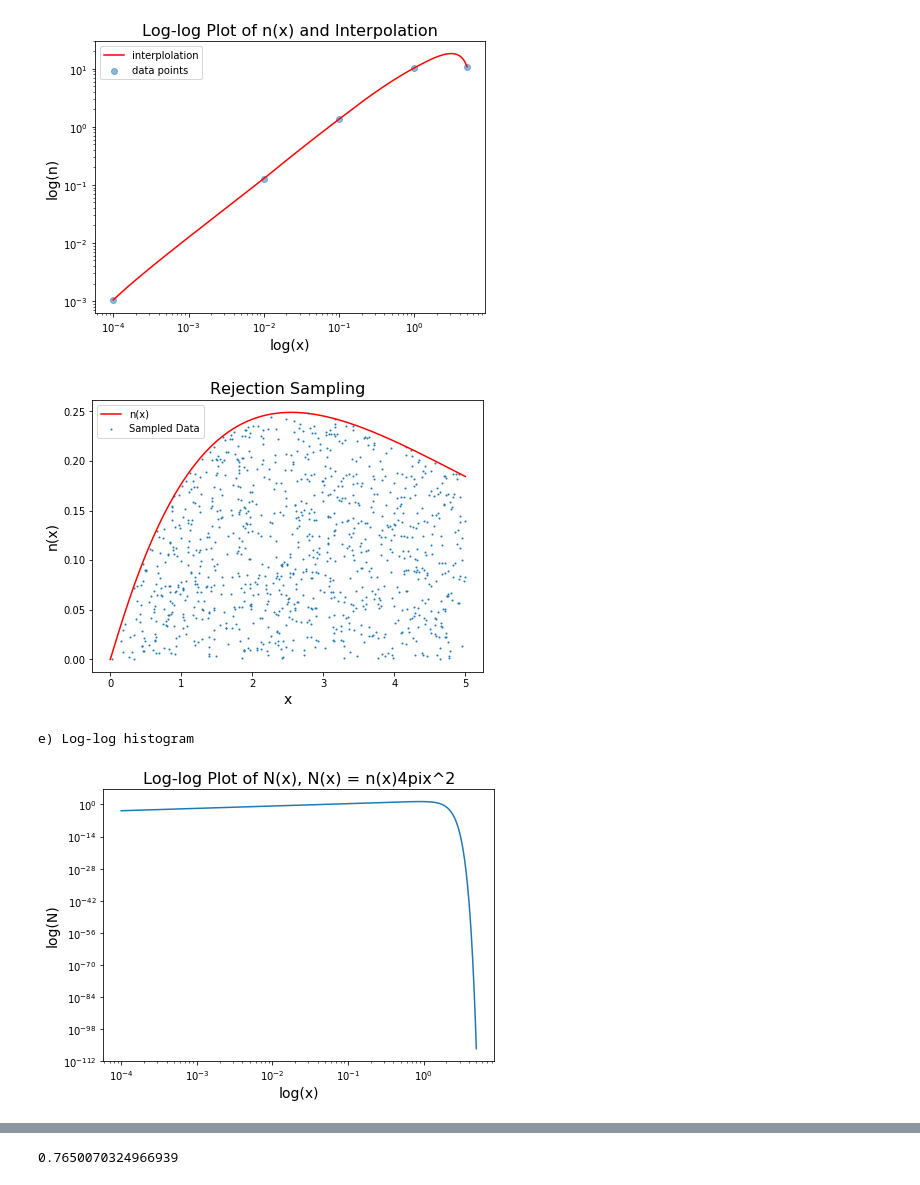
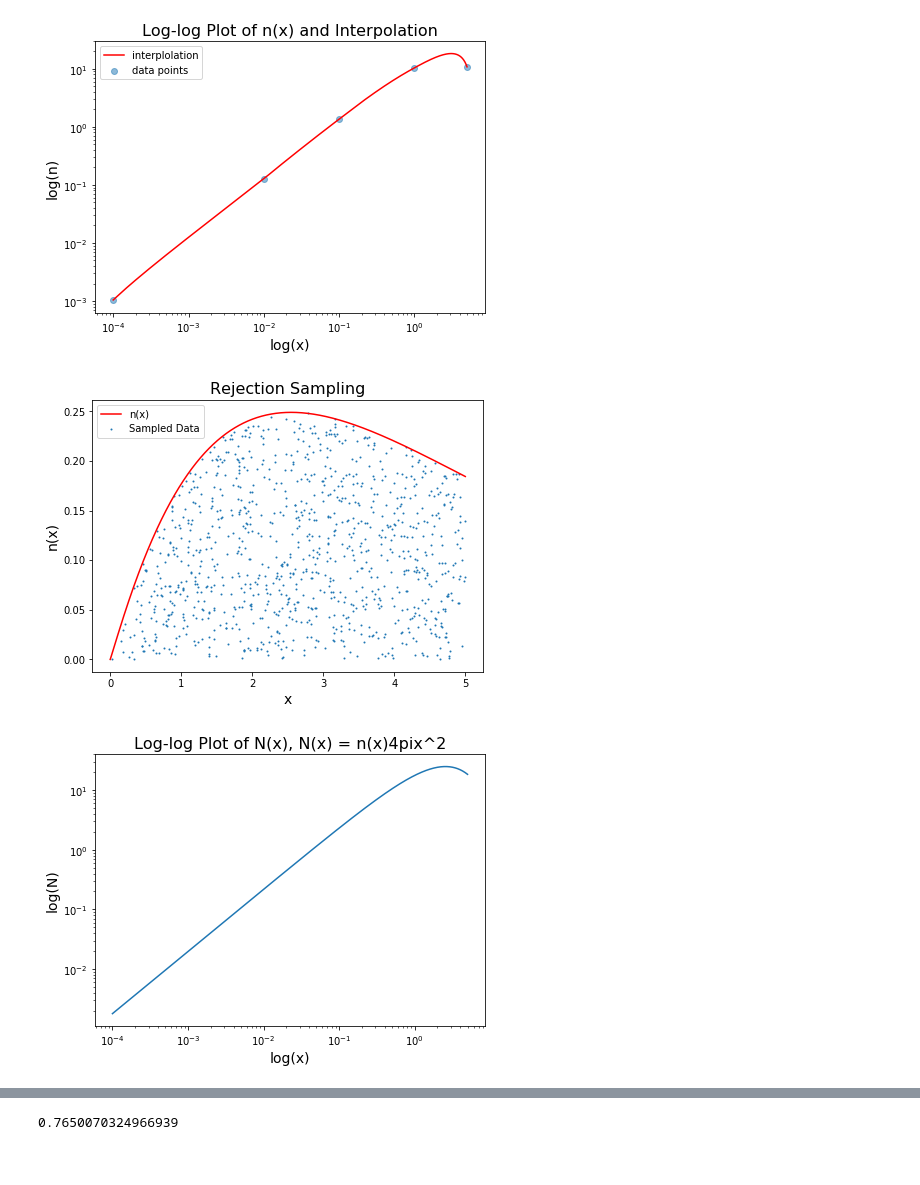
Before and after one commit to ruoyanwangdr/Numerical-Recipes-In-Astrophysics, a Jupyter notebook: handin1.ipynb, the cells around one changed output, grey strips where cells are left out. Drawn from its saved outputs; the diff is of its cells as text; code cells hidden in the pictures.

```diff
--- a/handin1.ipynb
+++ b/handin1.ipynb
@@ -148,11 +148,6 @@ print('a = '+str(a))
 print('b = '+str(b))
 print('c = '+str(c))
 
-# Write out the density profile of the satellite galaxies.
-N_sat = 100
-def n(x):
-    return A*N_sat*(x/b)**(a-3)*np.e**(-(x/b)**c)
-
 # Since there doen't exist any theta or phi dependence,
 # the 3D spherical intergral can be simplied to a 1D integral multiplied with 4*pi*x**2.
 # Cancel the constant N_sat on both sides and we have an integration equal to 1.
@@ -183,6 +178,11 @@ def midpoint(f, a, b, N):
 A = 1/midpoint(n_1d,0,5,10000)
 print('A = '+str(A))
 print()
+
+# Write out the density profile of the satellite galaxies.
+N_sat = 100
+def n(x):
+    return A*N_sat*(x/b)**(a-3)*np.e**(-(x/b**c))
 
 
 # Part b)
@@ -395,15 +395,39 @@ print()
 print('e) Log-log histogram')
 print()
 
+# Define mean calculator.
+def mean(array):
+    return float(sum(array)) / len(array)
+
+# Plot log-log
+plt.figure(figsize=(7,5))
+plt.title('Log-log Plot of N(x), N(x) = n(x)4pix^2', fontsize=16)
+plt.xlabel('log(x)', fontsize=14)
+plt.ylabel('log(N)', fontsize=14)
+plt.xscale('log') # log scale for x
+plt.yscale('log') # log scale for y
+#plt.scatter(np.arange(1.e-4, 5, 0.001), N(np.arange(1.e-4, 5, 0.001)), alpha=0.5)
+plt.plot(np.arange(1.e-4, 5, 0.001), N(np.arange(1.e-4, 5, 0.001)), 'r', label='N(x)')
+
+def multi_halo(n_halo):
+    r_halo = []
+    phi_halo = []
+    theta_halo = []
+
+    for i in range(n_halo):
+        r, theta,phi = one_halo(100)
+        r_halo.append(r)
+        theta_halo.append(theta)
+        phi_halo.append(phi)
+
+    return r_halo, theta_halo, phi_halo
+
+one_thousand_haloes = multi_halo(4)
+
 # Part f)
 print()
 print('f) Root-finding')
 print()
-
-# Define N(x).
-def N(x):
-    N = n(x)*4*np.pi*x**2
-    return N
 
 # Choose root-finding method to be bisection.
 def bisection(xminus, xplus, Nmax, eps):
@@ -447,61 +471,31 @@ print('Median of radii of 100 satellite galaxies in one halo = '+str(median(one_
 # Define quantile function.
 def quantile(lst, per):
     i = int(0.01*per*len(lst))
     quant = sorted(lst)[i]
     return quant
 
 print('16th percentile of radii of 100 satellite galaxies in one halo = '+str(quantile(one_halo_100_sat[0], 16)))
 print('84th percentile of radii of 100 satellite galaxies in one halo = '+str(quantile(one_halo_100_sat[0], 84)))
 # %% [output]
 NUMERICAL RECIPES FOR ASTROPHYSICS - SPRING 2019
 First hand-in exercise
 
 Prob 1. Preparing routlines.
 a) Poisson Distribution
 
 Output with (lambda,k) = (1,0):
 0.36787944117144233
 Output with (lambda,k) = (5,10):
 0.018132788707821874
 Output with (lambda,k) = (3,20):
 7.135378768777135e-11
 ... (100 lines left out)
 
 Median of radii of 100 satellite galaxies in one halo = 2.7239141800936255
 16th percentile of radii of 100 satellite galaxies in one halo = 1.098185016733471
 84th percentile of radii of 100 satellite galaxies in one halo = 3.8655078090474797
 [figure]
 [figure]
 [figure]
 [figure]
+[figure, added]
-# %%
-# Part e)
-print()
-print('e) Log-log histogram')
-print()
-
-# Plot log-log
-plt.figure(figsize=(7,5))
-plt.title('Log-log Plot of N(x), N(x) = n(x)4pix^2', fontsize=16)
-plt.xlabel('log(x)', fontsize=14)
-plt.ylabel('log(N)', fontsize=14)
-plt.xscale('log') # log scale for x
-plt.yscale('log') # log scale for y
-#plt.scatter(np.arange(1.e-4, 5, 0.001), N(np.arange(1.e-4, 5, 0.001)), alpha=0.5)
-plt.plot(np.arange(1.e-4, 5, 0.001), N(np.arange(1.e-4, 5, 0.001)))
-
-def multi_halo(n_halo):
-    r_halo = []
-    phi_halo = []
-    theta_halo = []
-
-    for i in range(n_halo):
-        r, theta,phi = one_halo(100)
-        r_halo.append(r)
-        theta_halo.append(theta)
-        phi_halo.append(phi)
-
-    return r_halo, theta_halo, phi_halo
-# %% [output]
-e) Log-log histogram
-[figure, removed]
```
Also changed, not shown: parts of 10 cells of this notebook.
